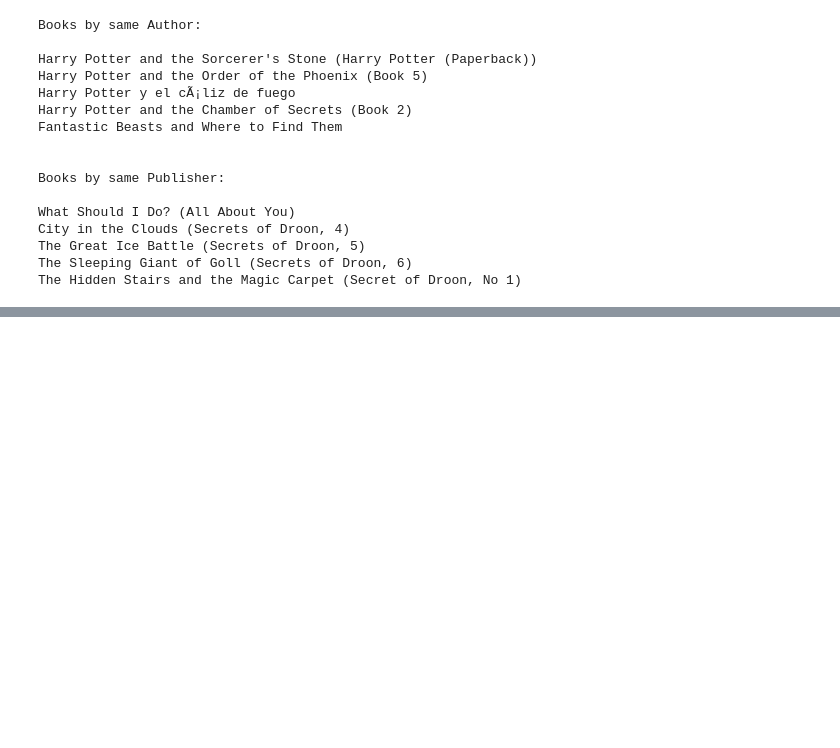
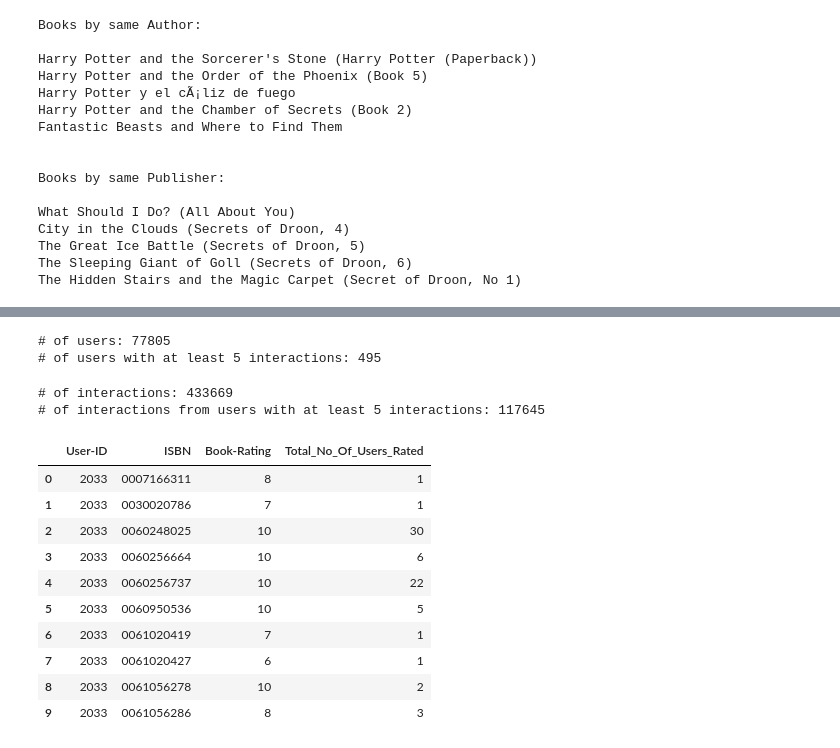
Before and after one commit to Subhajit53/Book-Recommendation-System, a Jupyter notebook: Book_Recommendation_System_Colab_Notebook.ipynb, the cells around one changed output, grey strips where cells are left out. Cells and saved outputs as stored; diff of their text form; code cells hidden in the pictures; blank space fills up the shorter version.

```diff
--- a/Book_Recommendation_System_Colab_Notebook.ipynb
+++ b/Book_Recommendation_System_Colab_Notebook.ipynb
@@ -637,0 +648,6 @@ The Hidden Stairs and the Magic Carpet (Secret of Droon, No 1)
+# %%
+## Explicit Ratings Dataset
+ratings_explicit = ratings[ratings['Book-Rating'] != 0]
+ratings_explicit = ratings_explicit.reset_index(drop = True)
+ratings_explicit['Total_No_Of_Users_Rated']=ratings_explicit.groupby('ISBN')['Book-Rating'].transform('count')
+ratings_explicit.shape
@@ -637,0 +666,36 @@ The Hidden Stairs and the Magic Carpet (Secret of Droon, No 1)
+# %%
+# Getting user interaction dataframe
+users_interactions_count_df = ratings_explicit.groupby(['ISBN', 'User-ID']).size().groupby('User-ID').size()
+print('# of users: %d' % len(users_interactions_count_df))
+
+# Getting users with at least 100 interactions
+users_with_enough_interactions_df = users_interactions_count_df[users_interactions_count_df >= 100].reset_index()[['User-ID']]
+print('# of users with at least 5 interactions: %d' % len(users_with_enough_interactions_df))
+# %% [output]
+# of users: 77805
+# of users with at least 5 interactions: 495
+# %%
+# Merging explicit ratings dataset and user interaction dataset
+print('# of interactions: %d' % len(ratings_explicit))
+interactions_from_selected_users_df = ratings_explicit.merge(users_with_enough_interactions_df,
+               how = 'right',
+               left_on = 'User-ID',
+               right_on = 'User-ID')
+print('# of interactions from users with at least 5 interactions: %d' % len(interactions_from_selected_users_df))
+# %% [output]
+# of interactions: 433669
+# of interactions from users with at least 5 interactions: 117645
+# %%
+interactions_from_selected_users_df.head(10)
+# %% [output]
+|  | User-ID | ISBN | Book-Rating | Total_No_Of_Users_Rated |
+| 0 | 2033 | 0007166311 | 8 | 1 |
+| 1 | 2033 | 0030020786 | 7 | 1 |
+| 2 | 2033 | 0060248025 | 10 | 30 |
+| 3 | 2033 | 0060256664 | 10 | 6 |
+| 4 | 2033 | 0060256737 | 10 | 22 |
+| 5 | 2033 | 0060950536 | 10 | 5 |
+| 6 | 2033 | 0061020419 | 7 | 1 |
+| 7 | 2033 | 0061020427 | 6 | 1 |
+| 8 | 2033 | 0061056278 | 10 | 2 |
+| 9 | 2033 | 0061056286 | 8 | 3 |
```
Also changed, not shown: parts of 24 cells of this notebook.
